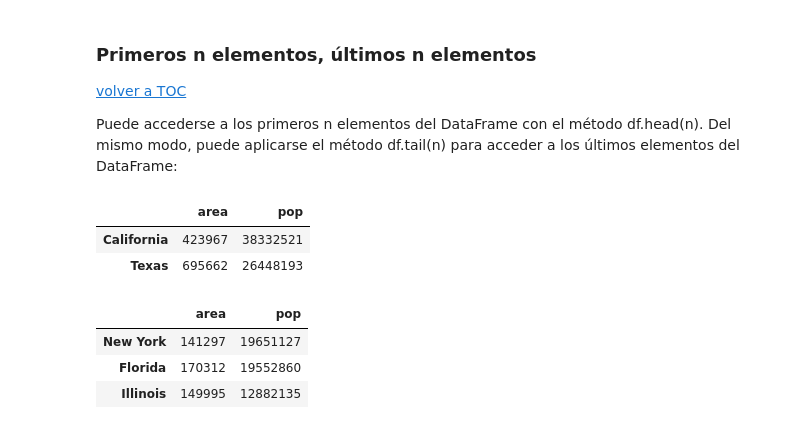
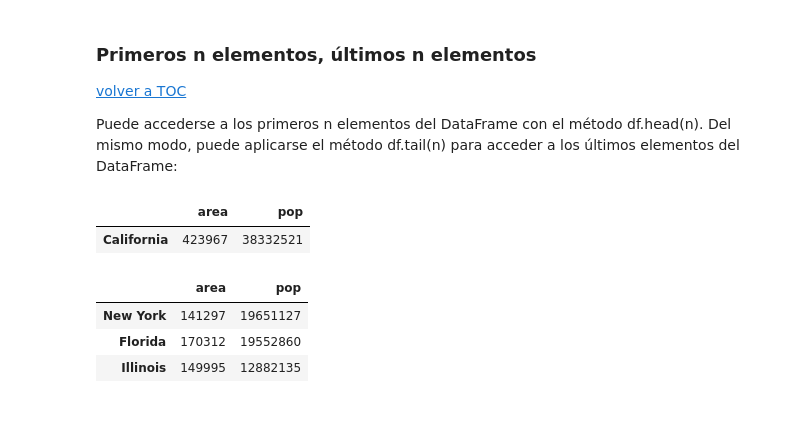
Before and after one commit to Facundo-Peloso/Practica-de-Clases, a Jupyter notebook: clase_05/dsad_2021/M1/CLASE_05_Pandas1/Notebooks/2_dataframe.ipynb, the cells around one changed output. Saved outputs shown, nothing was run; the diff lists cells and outputs as text; code cells hidden in the pictures.

```diff
--- a/clase_05/dsad_2021/M1/CLASE_05_Pandas1/Notebooks/2_dataframe.ipynb
+++ b/clase_05/dsad_2021/M1/CLASE_05_Pandas1/Notebooks/2_dataframe.ipynb
@@ -311,11 +311,10 @@ data
 
 Puede accederse a los primeros n elementos del DataFrame con el método df.head(n). Del mismo modo, puede aplicarse el método df.tail(n) para acceder a los últimos elementos del DataFrame:
 # %%
-data.head(2)
+data.head(1)
 # %% [output]
 |  | area | pop |
 | California | 423967 | 38332521 |
-| Texas | 695662 | 26448193 |
 # %%
 data.tail(3)
 # %% [output]
```
Also changed, not shown: parts of 7 cells of this notebook, 2 other files.
